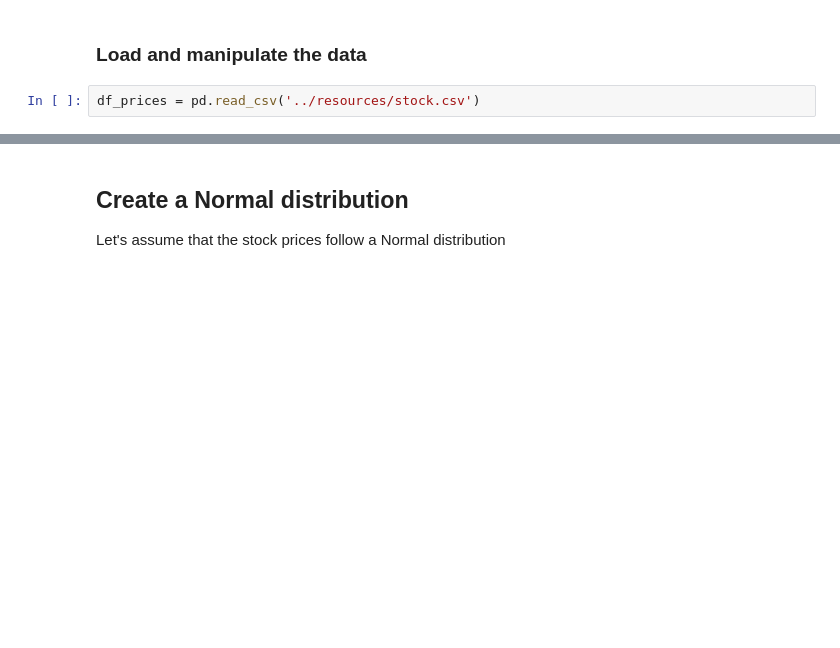
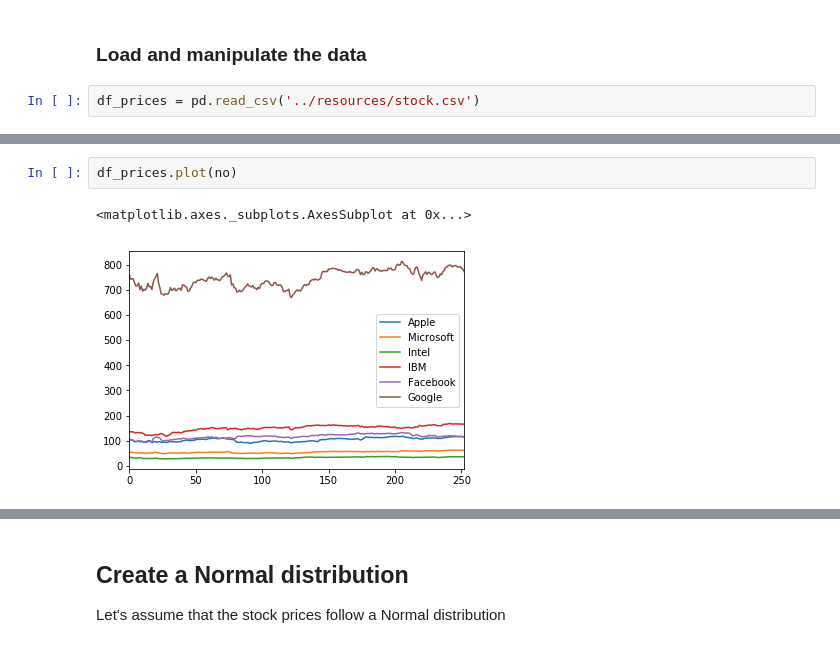
Before and after one commit to Python4AstronomersAndParticlePhysicists/PythonWorkshop-ICE, a Jupyter notebook: notebooks/07_02_scipy_stats.ipynb, the cells around one changed output, grey strips where cells are left out. Drawn from its saved outputs; the diff is of its cells as text; blank space fills up the shorter version.

```diff
--- a/notebooks/07_02_scipy_stats.ipynb
+++ b/notebooks/07_02_scipy_stats.ipynb
@@ -121,2 +137,7 @@ df_prices.head(10)
+# %%
+df_prices.plot(no)
+# %% [output]
+<matplotlib.axes._subplots.AxesSubplot at 0x...>
+[figure, added]
 # %%
 _ = df_prices[['Apple', 'Microsoft']].plot(title='2016 stock prices')
```
Also changed, not shown: parts of 12 cells of this notebook, 3 other files.
